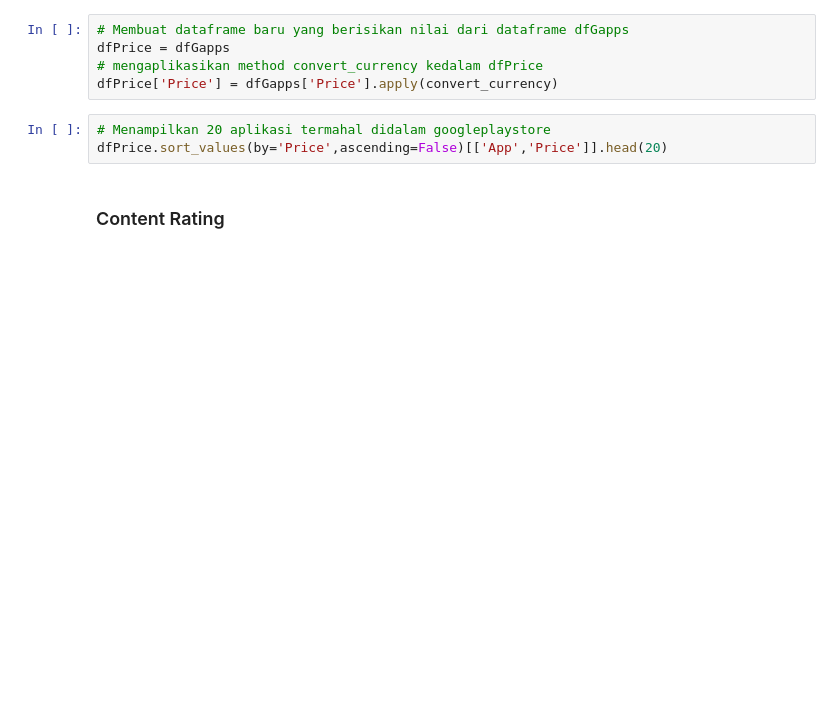
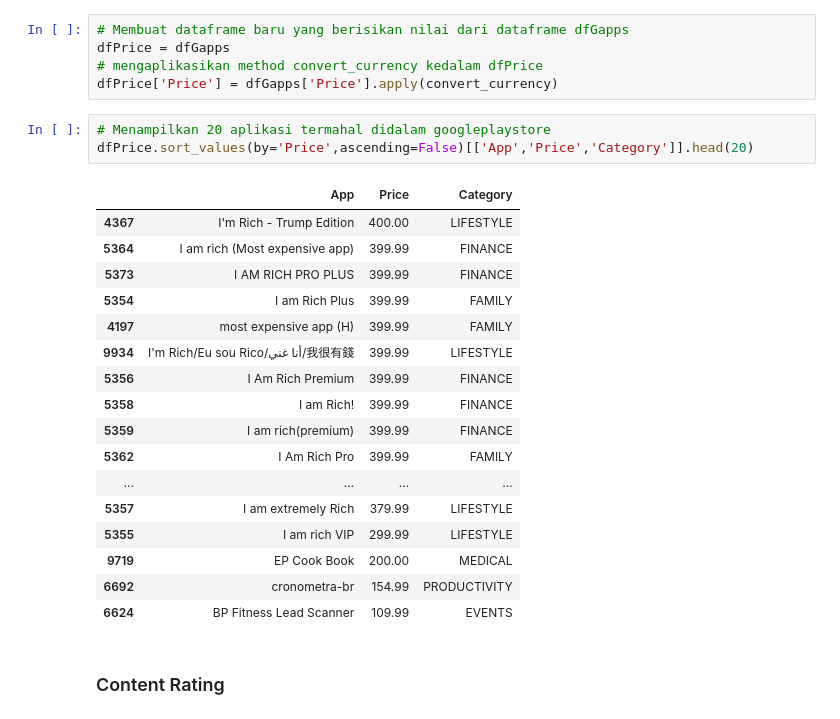
Before and after one commit to rafaelstevi/GooglePlaystore, a Jupyter notebook: Files/eda-googleplaystore.ipynb, the cells around one changed output. Cells and saved outputs as stored; diff of their text form; blank space fills up the shorter version.

```diff
--- a/Files/eda-googleplaystore.ipynb
+++ b/Files/eda-googleplaystore.ipynb
@@ -293,7 +326,25 @@ dfPrice = dfGapps
 dfPrice['Price'] = dfGapps['Price'].apply(convert_currency)
 # %%
 # Menampilkan 20 aplikasi termahal didalam googleplaystore
-dfPrice.sort_values(by='Price',ascending=False)[['App','Price']].head(20)
+dfPrice.sort_values(by='Price',ascending=False)[['App','Price','Category']].head(20)
+# %% [output]
+|  | App | Price | Category |
+| 4367 | I'm Rich - Trump Edition | 400.00 | LIFESTYLE |
+| 5364 | I am rich (Most expensive app) | 399.99 | FINANCE |
+| 5373 | I AM RICH PRO PLUS | 399.99 | FINANCE |
+| 5354 | I am Rich Plus | 399.99 | FAMILY |
+| 4197 | most expensive app (H) | 399.99 | FAMILY |
+| 9934 | I'm Rich/Eu sou Rico/أنا غني/我很有錢 | 399.99 | LIFESTYLE |
+| 5356 | I Am Rich Premium | 399.99 | FINANCE |
+| 5358 | I am Rich! | 399.99 | FINANCE |
+| 5359 | I am rich(premium) | 399.99 | FINANCE |
+| 5362 | I Am Rich Pro | 399.99 | FAMILY |
+| ... | ... | ... | ... |
+| 5357 | I am extremely Rich | 379.99 | LIFESTYLE |
+| 5355 | I am rich VIP | 299.99 | LIFESTYLE |
+| 9719 | EP Cook Book | 200.00 | MEDICAL |
+| 6692 | cronometra-br | 154.99 | PRODUCTIVITY |
+| 6624 | BP Fitness Lead Scanner | 109.99 | EVENTS |
 # %% [markdown]
 ### Content Rating
 # %%
```
Also changed, not shown: parts of 16 cells of this notebook.
